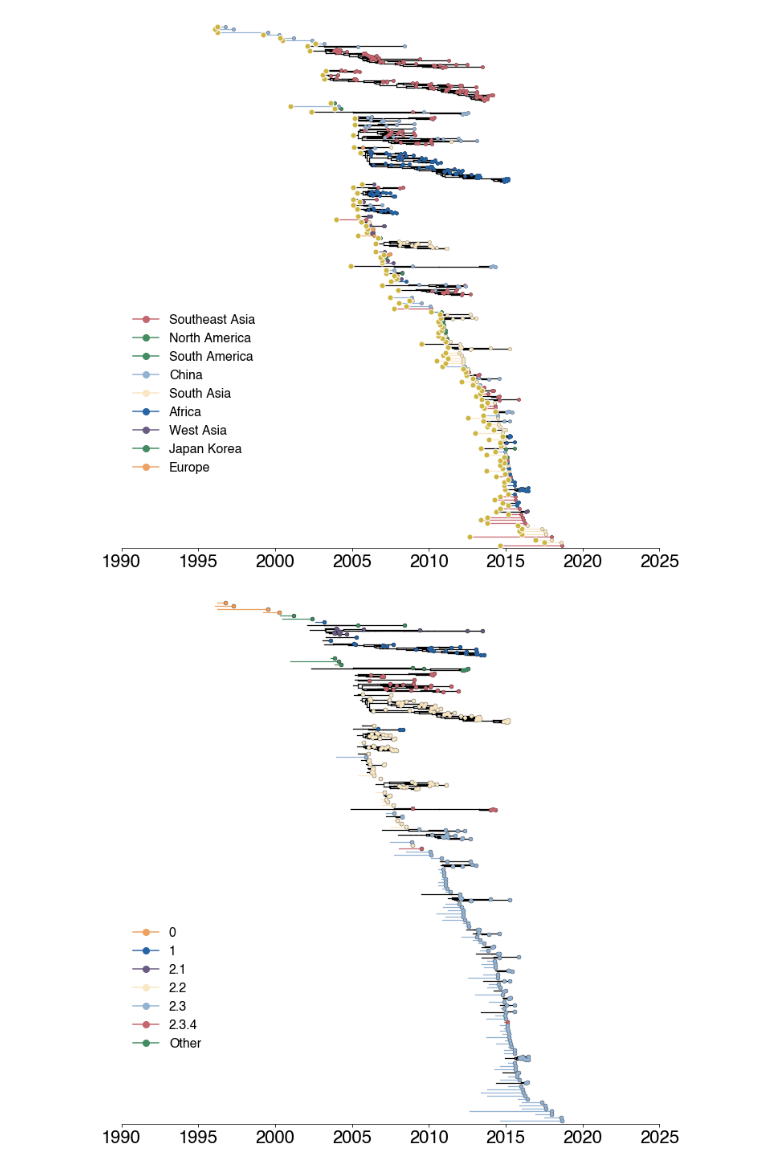
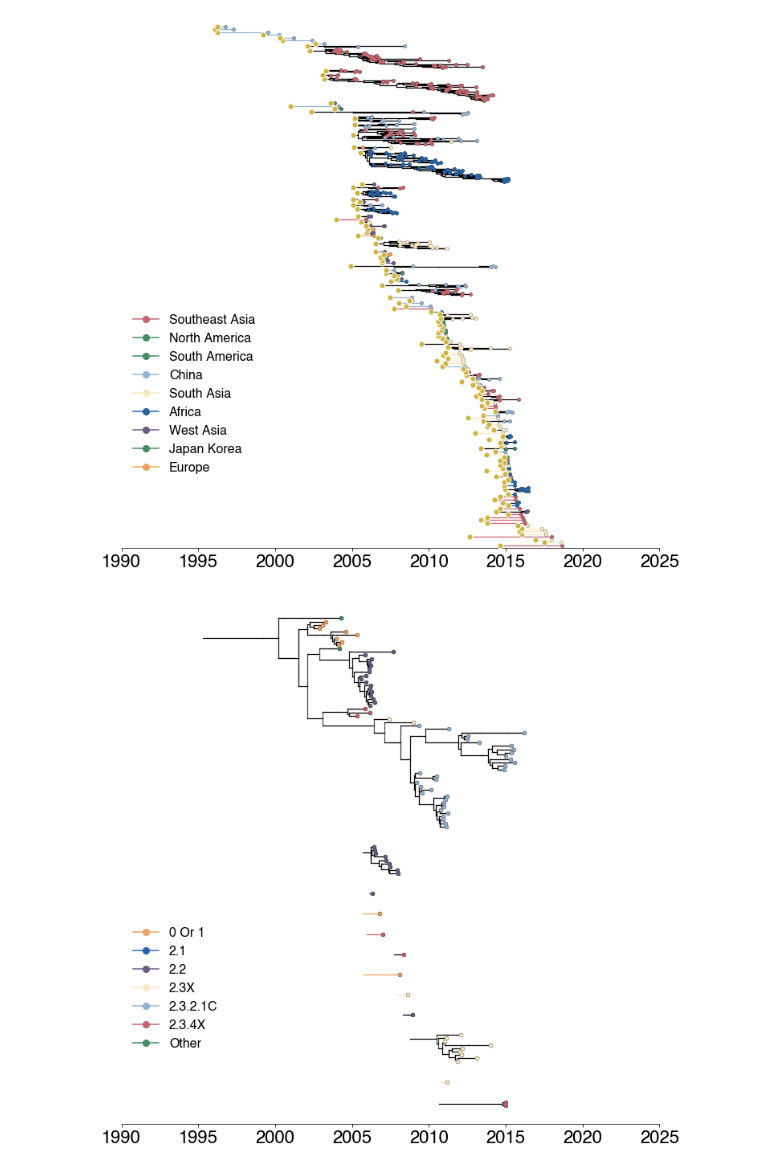
Before and after one commit to lmoncla/h5n1-host-classification, a Jupyter notebook: beast/plot-mcc-tree-and-parameters.ipynb, the cells around one changed output. Drawn from its saved outputs; the diff is of its cells as text; code cells hidden in the pictures.

```diff
--- a/beast/plot-mcc-tree-and-parameters.ipynb
+++ b/beast/plot-mcc-tree-and-parameters.ipynb
@@ -463,3 +578,6 @@ clades_color_dict = {"0":"#EEA160", "1":"#2664A5", "2.1":"#695B82","2.2":"#F9E7C
+# %%
+h5n1_clades_file = "/Users/lmoncla/src/avian-flu/clade-labeling/h5n1-clades.tsv"
+h5n1_clades_dict = return_clades_dict(h5n1_clades_file, clade_mapping)
 # %%
 width = 8
 length = 10
@@ -909,19 +1027,19 @@ plot_exploded_tree_colorby_region(subtype_trees2, filename, region_color_dict, w
 # %% [output]
 [figure]
 # %%
-clades_color_dict = {"0":"#EEA160", "1":"#2664A5", "2.1":"#695B82","2.2":"#F9E7C3", "2.3":"#93B2D2",
-                     "2.3.4":"#C5656E", "other":"#438B62"} # oraaange  green: "#438B62"
+clades_color_dict = {"0 or 1":"#EEA160", "2.1":"#2664A5", "2.2":"#695B82","2.3x":"#F9E7C3", "2.3.2.1c":"#93B2D2",
+                     "2.3.4x":"#C5656E", "other":"#438B62"} # oraaange  green: "#438B62"
 # %%
 width = 12
 height = 12
 traitName = 'max'
-deme = 'domestic'
+deme = 'wild'
 labels = "no"
 filename = "figures/exploded-tree-clade-"+label+"-"+deme+"-"+current_date+".pdf"
 
 plot_exploded_tree_colorby_clade(subtype_trees, filename, clades_color_dict, width, height, traitName, deme, labels, h5n1_clades_dict)
 # %% [output]
-[figure, old version]
+[figure, new version]
 # %%
 def plot_exploded_tree(subtype_trees, filename, width, height, traitName, deme, labels):
 
```
Also changed, not shown: parts of 12 cells of this notebook, 9 other files.
